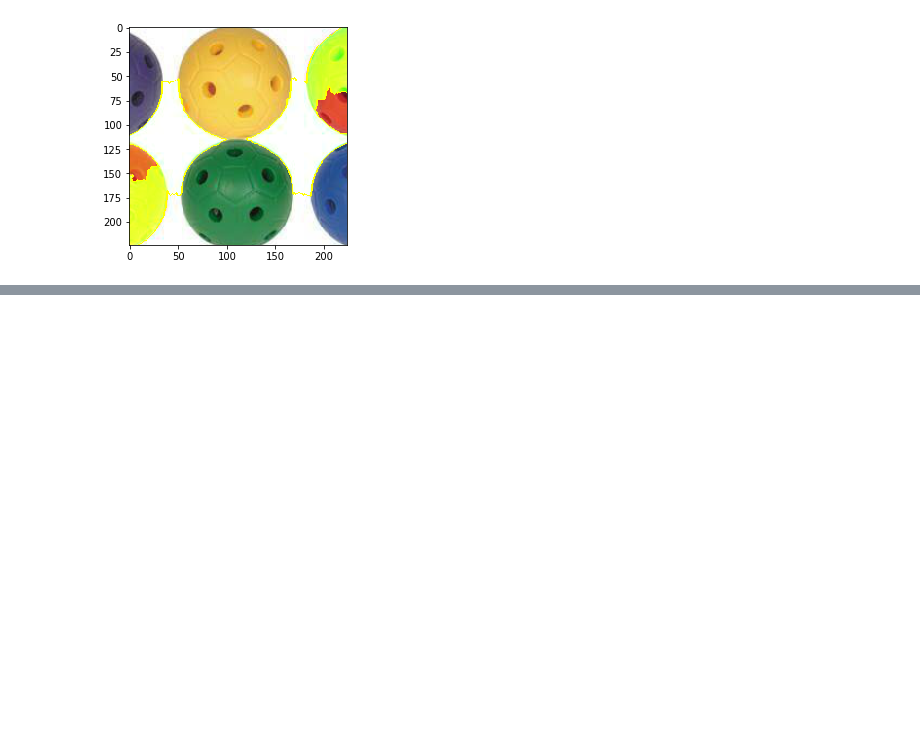
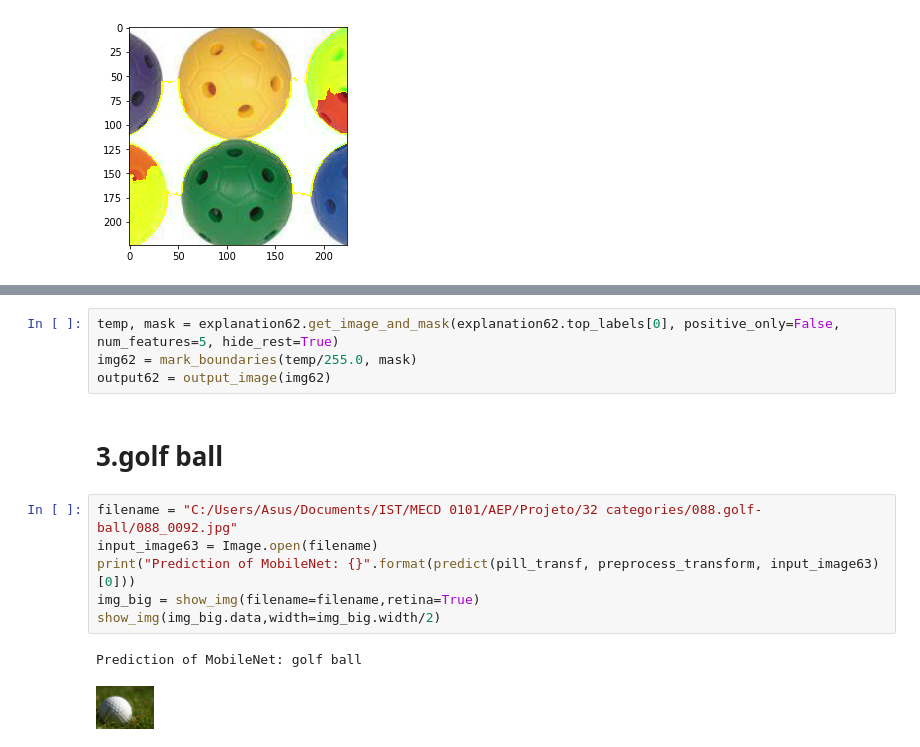
Before and after one commit to AndreGodinho7/Explainability-of-Neural-Networks, a Jupyter notebook: Midterm project/Computer Vision/LIME/Top5 best and worst predictions.ipynb, the cells around one changed output, grey strips where cells are left out. Drawn from its saved outputs; the diff is of its cells as text; blank space fills up the shorter version.

```diff
--- a/Midterm project/Computer Vision/LIME/Top5 best and worst predictions.ipynb
+++ b/Midterm project/Computer Vision/LIME/Top5 best and worst predictions.ipynb
@@ -419,0 +466,15 @@ output55 = output_image(img55)
+# %%
+temp, mask = explanation62.get_image_and_mask(explanation62.top_labels[0], positive_only=False, num_features=5, hide_rest=True)
+img62 = mark_boundaries(temp/255.0, mask)
+output62 = output_image(img62)
+# %% [markdown]
+# 3.golf ball
+# %%
+filename = "C:/Users/Asus/Documents/IST/MECD 0101/AEP/Projeto/32 categories/088.golf-ball/088_0092.jpg"
+input_image63 = Image.open(filename)
+print("Prediction of MobileNet: {}".format(predict(pill_transf, preprocess_transform, input_image63)[0]))
+img_big = show_img(filename=filename,retina=True)
+show_img(img_big.data,width=img_big.width/2)
+# %% [output]
+Prediction of MobileNet: golf ball
+[figure, added]
```
Also changed, not shown: parts of 21 cells of this notebook.
